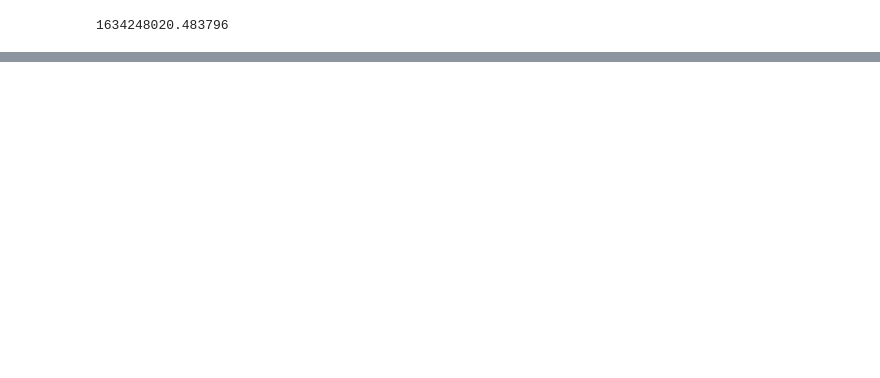
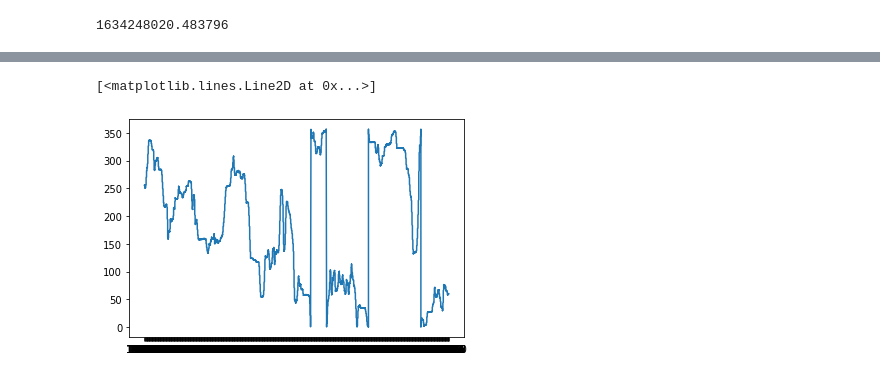
Before and after one commit to symmetricK/fly_research_project, a Jupyter notebook: Untitled.ipynb, the cells around one changed output, grey strips where cells are left out. Saved outputs shown, nothing was run; the diff lists cells and outputs as text; code cells hidden in the pictures; blank space fills up the shorter version.

```diff
--- a/Untitled.ipynb
+++ b/Untitled.ipynb
@@ -32,6 +32,10 @@ for i in wind_df.iloc[:,0]:
     time_list.append(str_time)
 
 wind_df.iloc[:,0]=time_list
+
+t_list=wind_df.iloc[:,0]
+direction_list=wind_df.iloc[:,1]
+wind_spd_list=wind_df.iloc[:,2]
 # %%
 wind_df
 # %% [output]
@@ -48,3 +52,8 @@ wind_df
 | 14402 | 145900 | 59.92327 | 0.698899 |
 | 14403 | 145900 | 60.14173 | 0.698899 |
 14404 rows × 3 columns
+# %%
+plt.plot(t_list,direction_list)
+# %% [output]
+[<matplotlib.lines.Line2D at 0x...>]
+[figure, added]
```
Also changed, not shown: parts of 5 cells of this notebook.
